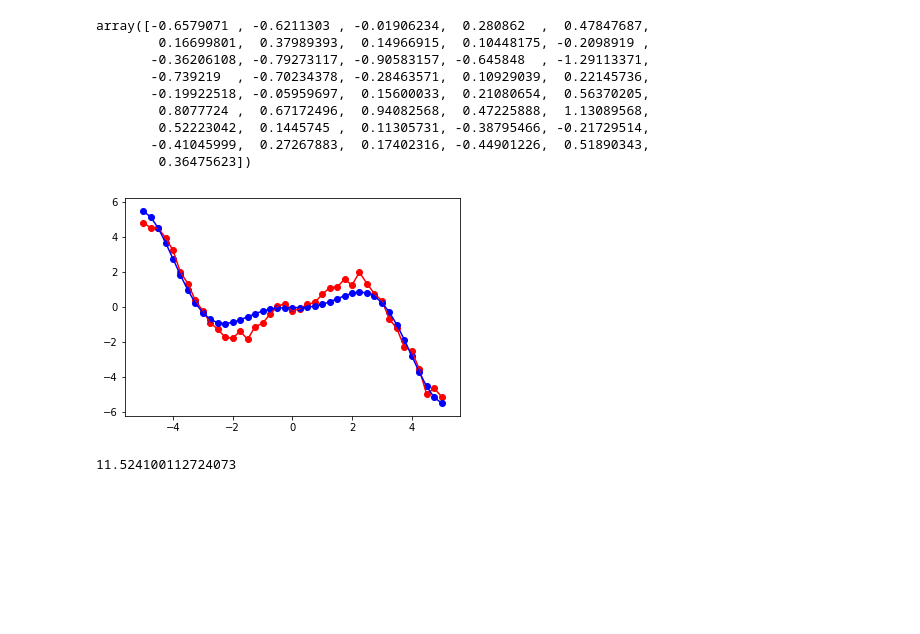
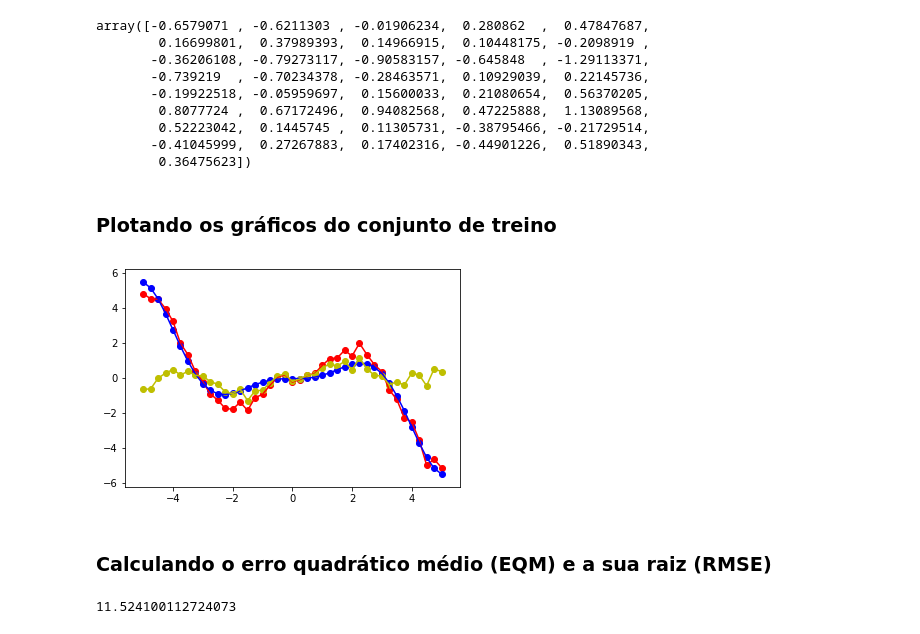
Before and after one commit to cleversonahum/UFPA-RedesNeurais, a Jupyter notebook: Problema - Sugestão de Parametrização.ipynb, the cells around one changed output. Cells and saved outputs as stored; diff of their text form; code cells hidden in the pictures; blank space fills up the shorter version.

```diff
--- a/Problema - Sugestão de Parametrização.ipynb
+++ b/Problema - Sugestão de Parametrização.ipynb
@@ -76,16 +88,22 @@ array([-0.6579071 , -0.6211303 , -0.01906234,  0.280862  ,  0.47847687,
         0.52223042,  0.1445745 ,  0.11305731, -0.38795466, -0.21729514,
        -0.41045999,  0.27267883,  0.17402316, -0.44901226,  0.51890343,
         0.36475623])
+# %% [markdown]
+### Plotando os gráficos do conjunto de treino
 # %%
 #Dados de Treino
 import matplotlib.pyplot as plt
 plt.plot(X,d,'r') # Xa x d (vermelho)
 plt.scatter(X,d,c='r')
 plt.plot(X,Y,'b') # Xa x Y (azul)
 plt.scatter(X,Y,c='b')
+plt.plot(X,error,'y') # Xa x error (amarelo)
+plt.scatter(X,error,c='y')
 plt.show()
 # %% [output]
-[figure, old version]
+[figure, new version]
+# %% [markdown]
+### Calculando o erro quadrático médio (EQM) e a sua raiz (RMSE)
 # %%
 eqm = np.sum(np.power(error,2))
 eqm
```
Also changed, not shown: parts of 18 cells of this notebook.
